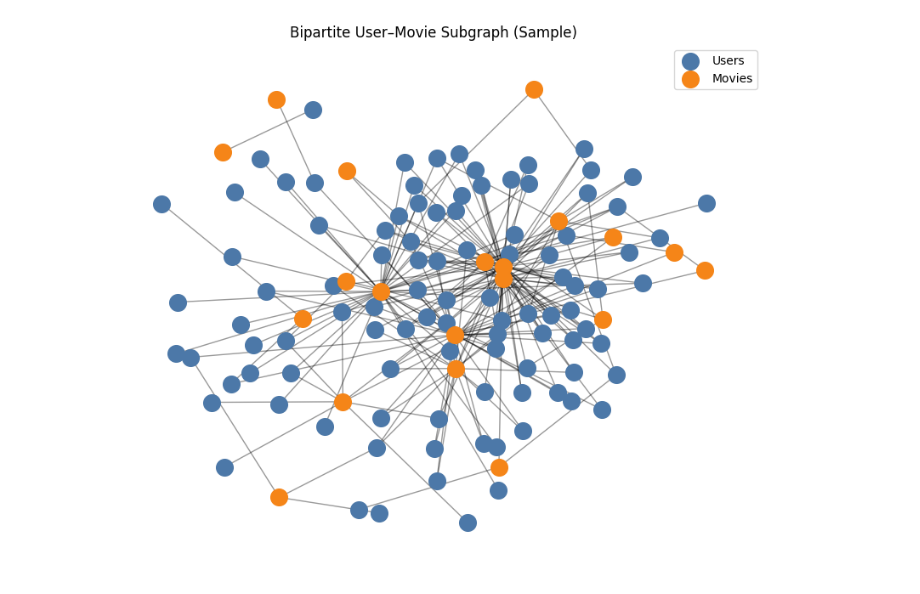
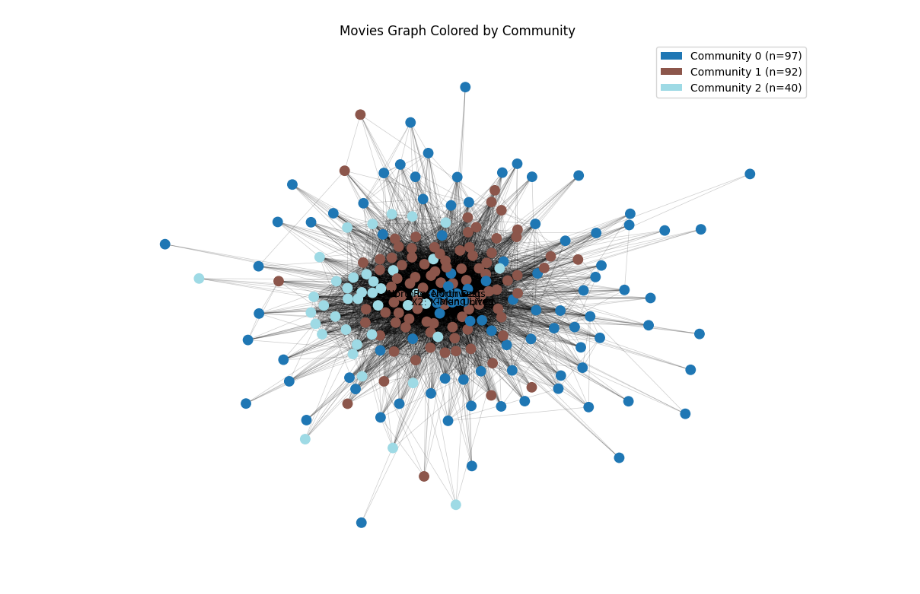
Before and after one commit to harrymardika/netflix-modelling, a Jupyter notebook: model.ipynb, the cells around one changed output. Cells and saved outputs as stored; diff of their text form; code cells hidden in the pictures.

```diff
--- a/model.ipynb
+++ b/model.ipynb
@@ -222,0 +583,14 @@ We build a bipartite graph of Users–Movies, compute degree centrality to find
+# %%
+# 2) Centrality Analysis (Movie hubs)
+movie_degree_centrality = bipartite.degree_centrality(B, movie_nodes)
+movie_top = sorted(movie_degree_centrality.items(), key=lambda x: x[1], reverse=True)[:10]
+
+print("Top most central movies (by degree centrality):")
+for movie_node, score in movie_top:
+    movie_id = int(movie_node.split("_")[1])
+    title = movie_id_to_title.get(movie_id, "Unknown")
+    if title == 'Unknown':
+        continue
+    print(f"- {movie_id} | {title} | centrality={score:.4f}")
+
+most_central_movie = movie_top[0] if movie_top else None
@@ -222,0 +607,4 @@ We build a bipartite graph of Users–Movies, compute degree centrality to find
+# %%
+# 3) Graph Projection (Movie-to-Movie)
+movie_graph = bipartite.projected_graph(B, movie_nodes)
+print(f"Movie-Movie graph: {movie_graph.number_of_nodes()} nodes, {movie_graph.number_of_edges()} edges")
@@ -312,37 +650,55 @@ Community 3 size: 1
 # %%
-# Visualization: small subgraph
-max_nodes = 100
+# 5) Advanced Visualization: Movie-Movie Graph colored by community
+import numpy as np
+from matplotlib import colormaps
+from matplotlib.patches import Patch
 
-# 1. Ambil sampel beberapa user terlebih dahulu
-sample_users = user_nodes[:100]
+plt.figure(figsize=(12, 9))
 
-# 2. Cari film yang terhubung dengan user-user tersebut
-# Kita ambil tetangga (neighbors) dari setiap user 'u' dalam sample_users
-sample_movies = []
-for u in sample_users:
-    # B.neighbors(u) mengembalikan semua film yang diberi rating oleh user u
-    movie_neighbors = list(B.neighbors(u))
-    sample_movies.extend(movie_neighbors[:100]) # Ambil max 5 film per user agar tidak penuh
+if movie_graph.number_of_nodes() == 0:
+    print("Movie-Movie graph is empty. Nothing to visualize.")
+else:
+    pos = nx.spring_layout(movie_graph, seed=42, k=0.6)
 
-# 3. Gabungkan dan hapus duplikat menggunakan set
-sub_nodes = list(set(sample_users + sample_movies))
+    # Build community color map
+    community_map = {}
+    for idx, comm in enumerate(communities):
+        for node in comm:
+            community_map[node] = idx
 
-# 4. Buat subgraph-nya
-subgraph = B.subgraph(sub_nodes).copy()
+    num_comms = max(community_map.values(), default=0) + 1
+    base_cmap = colormaps["tab20"]
+    color_palette = [base_cmap(x) for x in np.linspace(0, 1, max(num_comms, 1))]
 
-plt.figure(figsize=(10, 8))
-pos = nx.spring_layout(subgraph, seed=42, k=0.7)
+    node_colors = [color_palette[community_map.get(n, 0)] for n in movie_graph.nodes()]
 
-user_sub = [n for n, d in subgraph.nodes(data=True) if d.get("node_type") == "user"]
-movie_sub = [n for n, d in subgraph.nodes(data=True) if d.get("node_type") == "movie"]
+    nx.draw_networkx_edges(movie_graph, pos, alpha=0.2, width=0.5)
+    nx.draw_networkx_nodes(movie_graph, pos, node_color=node_colors, node_size=80)
 
-nx.draw_networkx_nodes(subgraph, pos, nodelist=user_sub, node_color="#4C78A8", node_size=200, label="Users")
-nx.draw_networkx_nodes(subgraph, pos, nodelist=movie_sub, node_color="#F58518", node_size=200, label="Movies")
+    # Label only the top central movies to keep the plot readable
+    top_movie_nodes = [n for n, _ in movie_top[:5]]
+    labels = {
+        n: movie_id_to_title.get(int(n.split("_")[1]), "Unknown")
+        for n in top_movie_nodes
+        if n in movie_graph.nodes()
+    }
+    nx.draw_networkx_labels(movie_graph, pos, labels=labels, font_size=9)
 
-nx.draw_networkx_edges(subgraph, pos, alpha=0.4)
-plt.title("Bipartite User–Movie Subgraph (Sample)")
-plt.axis("off")
-plt.legend(loc="upper right")
-plt.show()
+    # Legend for top communities by size
+    comm_sizes = sorted(
+        [(i, len(c)) for i, c in enumerate(communities)],
+        key=lambda x: x[1],
+        reverse=True,
+    )[:5]
+
+    legend_elements = [
+        Patch(facecolor=color_palette[i], label=f"Community {i} (n={size})")
+        for i, size in comm_sizes
+    ]
+
+    plt.legend(handles=legend_elements, loc="upper right")
+    plt.title("Movies Graph Colored by Community")
+    plt.axis("off")
+    plt.show()
 # %% [output]
-[figure, old version]
+[figure, new version]
```
Also changed, not shown: parts of 28 cells of this notebook.
